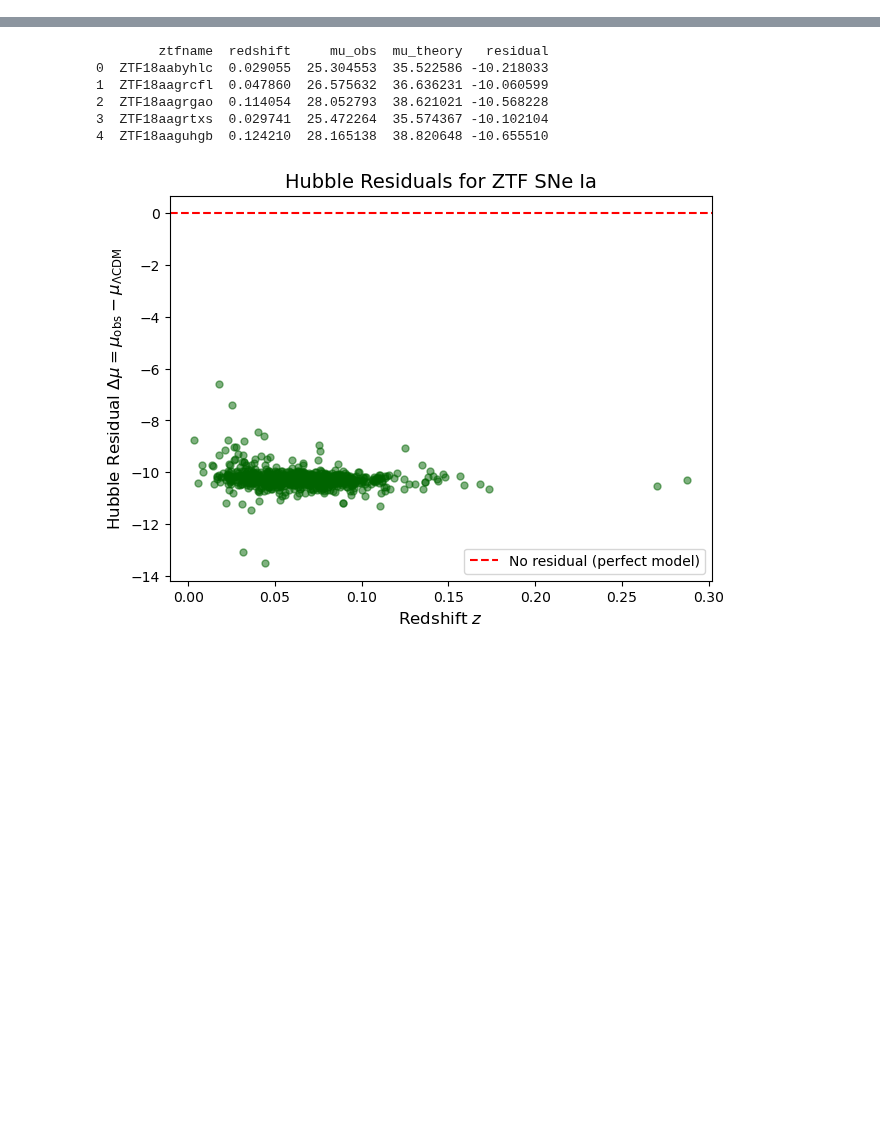
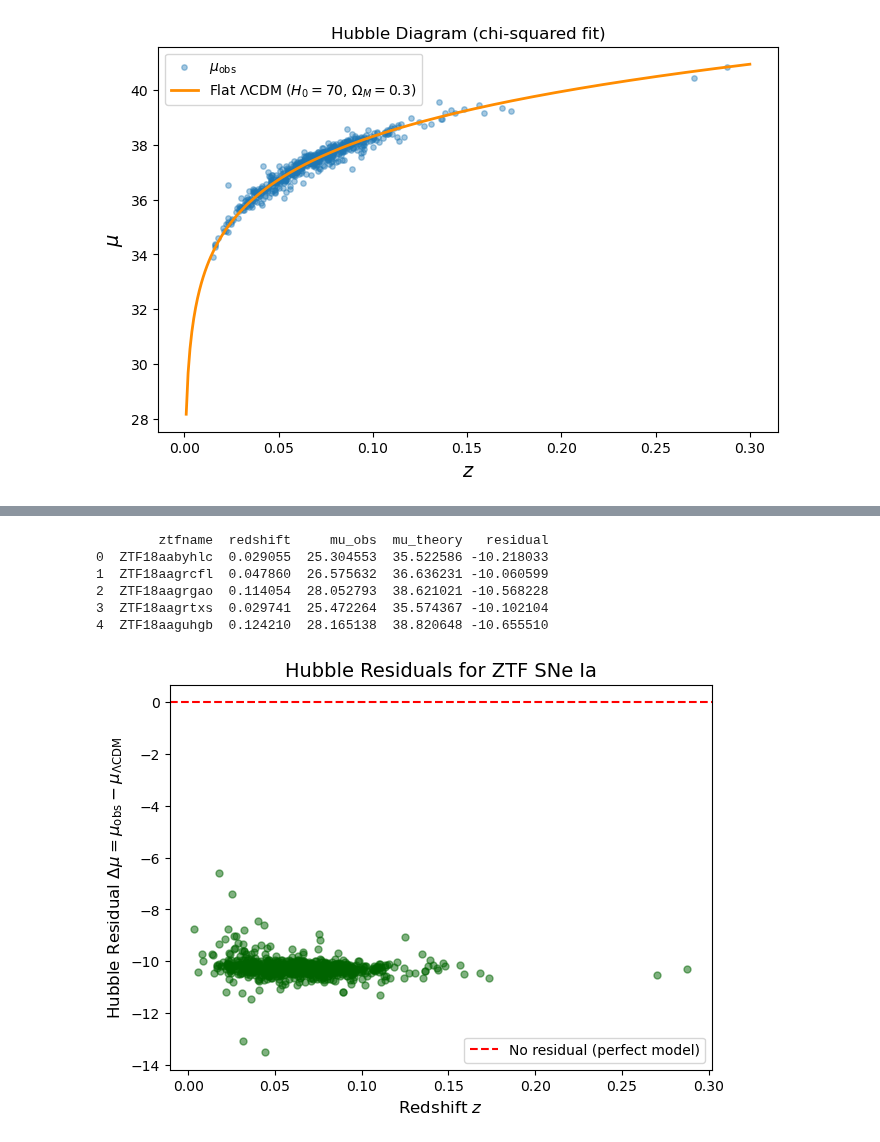
Before and after one commit to mwvgroup/myc21_first_paper, a Jupyter notebook: ZTF_DESI_data_prep/ZTF_mu_calculations_with_x1_c.ipynb, the cells around one changed output, grey strips where cells are left out. Saved outputs shown, nothing was run; the diff lists cells and outputs as text; code cells hidden in the pictures; blank space fills up the shorter version.

```diff
--- a/ZTF_DESI_data_prep/ZTF_mu_calculations_with_x1_c.ipynb
+++ b/ZTF_DESI_data_prep/ZTF_mu_calculations_with_x1_c.ipynb
@@ -65,0 +90,16 @@ plt.show()
+# %%
+LN10 = np.log(10)
+# Partial derivatives of mu_obs w.r.t. SALT2 parameters
+dmu_dx0 = -2.5 / (df["ZTF_x0"] * LN10)
+dmu_dx1 = alpha
+dmu_dc  = -beta
+
+df["sigma_mu"] = np.sqrt(
+    dmu_dx0**2 * df["ZTF_x0_err"]**2
+  + dmu_dx1**2 * df["ZTF_x1_err"]**2
+  + dmu_dc**2  * df["ZTF_c_err"]**2
+  + 2 * dmu_dx0 * dmu_dx1 * df["ZTF_cov_x0_x1"]
+  + 2 * dmu_dx0 * dmu_dc  * df["ZTF_cov_x0_c"]
+  + 2 * dmu_dx1 * dmu_dc  * df["ZTF_cov_x1_c"]
+)
+print(df["sigma_mu"].describe())
@@ -65,0 +215,77 @@ plt.show()
+# %%
+from scipy.optimize import minimize_scalar
+
+# Adopted from Ginolin et al. (2024)
+alpha = 0.161
+beta  = 3.05
+
+# Cosmology
+cosmo = FlatLambdaCDM(H0=70, Om0=0.3)
+mu_th = cosmo.distmod(df["DESI_METADATA_Z"]).value
+
+# Error propagation
+LN10 = np.log(10)
+dmu_dx0 = -2.5 / (df["ZTF_x0"] * LN10)
+dmu_dx1 = alpha
+dmu_dc  = -beta
+
+sigma_mu = np.sqrt(
+    dmu_dx0**2 * df["ZTF_x0_err"]**2
+  + dmu_dx1**2 * df["ZTF_x1_err"]**2
+  + dmu_dc**2  * df["ZTF_c_err"]**2
+  + 2 * dmu_dx0 * dmu_dx1 * df["ZTF_cov_x0_x1"]
+  + 2 * dmu_dx0 * dmu_dc  * df["ZTF_cov_x0_c"]
+  + 2 * dmu_dx1 * dmu_dc  * df["ZTF_cov_x1_c"]
+)
+
+# Plain chi-squared: fit script-M only
+def chi2(script_M):
+    mu_obs = -2.5 * np.log10(df["ZTF_x0"]) + alpha * df["ZTF_x1"] - beta * df["ZTF_c"] - script_M
+    residuals = mu_obs - mu_th
+    return np.sum(residuals**2 / sigma_mu**2)
+
+result = minimize_scalar(chi2, bounds=(-35, -25), method="bounded")
+scriptM_fit = result.x
+
+print(f"script-M  = {scriptM_fit:.4f}")
+
+# Final residuals
+df["mu_obs"]    = -2.5 * np.log10(df["ZTF_x0"]) + alpha * df["ZTF_x1"] - beta * df["ZTF_c"] - scriptM_fit
+df["mu_th"]     = mu_th
+df["residual"]  = df["mu_obs"] - df["mu_th"]
+df["sigma_mu"]  = sigma_mu
+
+# Hubble diagram
+z_grid = np.linspace(0.001, 0.3, 300)
+mu_grid = cosmo.distmod(z_grid).value
+
+plt.figure(figsize=(8, 5))
+plt.scatter(df["DESI_METADATA_Z"], df["mu_obs"], s=15, alpha=0.4, label=r"$\mu_{\mathrm{obs}}$")
+plt.plot(z_grid, mu_grid, color="darkorange", lw=2, label=r"Flat $\Lambda$CDM ($H_0=70$, $\Omega_M=0.3$)")
+plt.xlabel(r"$z$", fontsize=14)
+plt.ylabel(r"$\mu$", fontsize=14)
+plt.title("Hubble Diagram (chi-squared fit)")
+plt.legend()
+plt.show()
+
+# Residuals
+plt.figure(figsize=(8, 5))
+plt.scatter(df["DESI_METADATA_Z"], df["residual"], s=15, alpha=0.4)
+plt.axhline(0, color="red", linestyle="--")
+plt.xlabel(r"$z$", fontsize=14)
+plt.ylabel(r"$\Delta\mu$", fontsize=14)
+plt.title("Hubble Residuals")
+plt.show()
+
+# Quality of fit diagnostics
+N = len(df)
+n_params = 1  # script-M only
+
+chi2_val = np.sum(df["residual"]**2 / df["sigma_mu"]**2)
+print(f"N_SN       = {N}")
+print(f"chi2       = {chi2_val:.2f}")
+print(f"chi2/dof   = {chi2_val / (N - n_params):.2f}")
+print(f"script-M   = {scriptM_fit:.4f}")
+print(f"Mean resid = {df['residual'].mean():.4f} mag")
+print(f"Std resid  = {df['residual'].std():.4f} mag")
+# %% [output]
@@ -65,0 +293 @@ plt.show()
+[figure, added]
```
Also changed, not shown: parts of 18 cells of this notebook.
